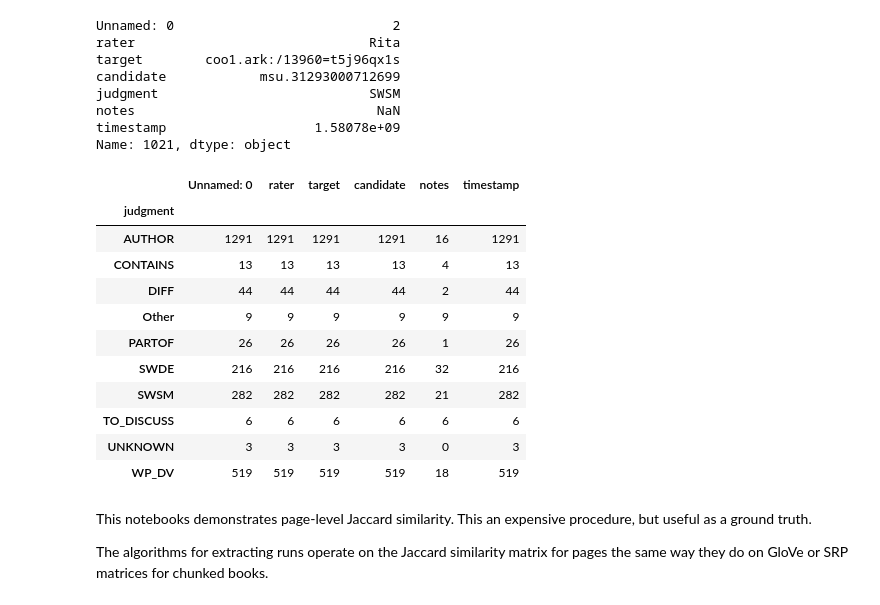
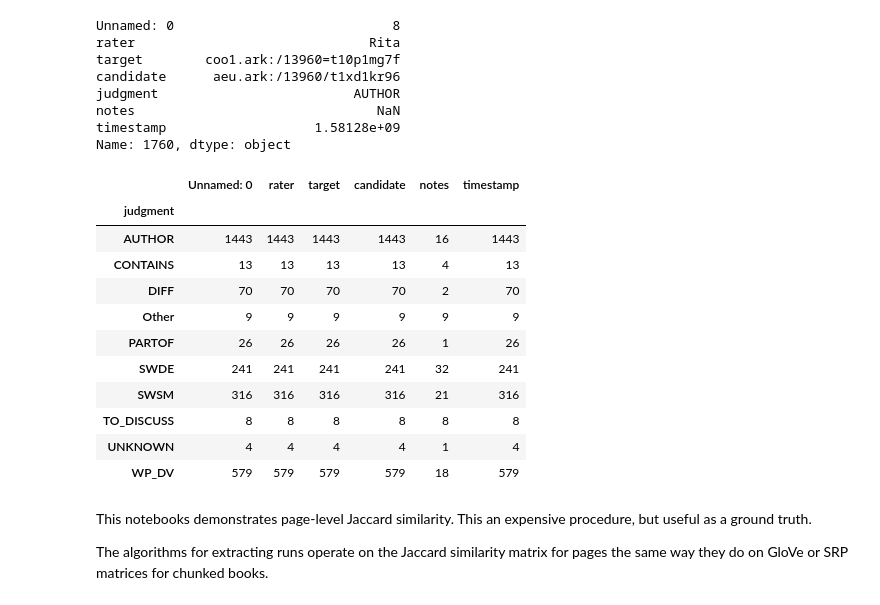
Before and after one commit to massivetexts/compare-tools, a Jupyter notebook: examples/Jaccard.ipynb, the cells around one changed output. Cells and saved outputs as stored; diff of their text form; code cells hidden in the pictures.

```diff
--- a/examples/Jaccard.ipynb
+++ b/examples/Jaccard.ipynb
@@ -31,36 +34,36 @@ config
 # %%
 import pandas as pd
-test = pd.read_csv("http://35.239.220.133/download")
+sample_data = pd.read_csv("http://35.239.220.133/download")
 # %%
 import random
-k = random.randint(0, test.shape[0])
-g = test.iloc[k]
+k = random.randint(0, sample_data.shape[0])
+g = sample_data.iloc[k]
 ids =  [g['target'].replace("=", "/"),g['candidate'].replace("=", "/")]
 print(g)
 # %% [output]
-Unnamed: 0                            2
+Unnamed: 0                            8
 rater                              Rita
-target        coo1.ark:/13960=t5j96qx1s
-candidate            msu.31293000712699
-judgment                           SWSM
+target        coo1.ark:/13960=t10p1mg7f
+candidate      aeu.ark:/13960/t1xd1kr96
+judgment                         AUTHOR
 notes                               NaN
-timestamp                   1.58078e+09
-Name: 1021, dtype: object
+timestamp                   1.58128e+09
+Name: 1760, dtype: object
 # %%
-test.groupby("judgment").count()
+sample_data.groupby("judgment").count()
 # %% [output]
 |  | Unnamed: 0 | rater | target | candidate | notes | timestamp |
 | judgment |  |  |  |  |  |  |
-| AUTHOR | 1291 | 1291 | 1291 | 1291 | 16 | 1291 |
+| AUTHOR | 1443 | 1443 | 1443 | 1443 | 16 | 1443 |
 | CONTAINS | 13 | 13 | 13 | 13 | 4 | 13 |
-| DIFF | 44 | 44 | 44 | 44 | 2 | 44 |
+| DIFF | 70 | 70 | 70 | 70 | 2 | 70 |
 | Other | 9 | 9 | 9 | 9 | 9 | 9 |
 | PARTOF | 26 | 26 | 26 | 26 | 1 | 26 |
-| SWDE | 216 | 216 | 216 | 216 | 32 | 216 |
-| SWSM | 282 | 282 | 282 | 282 | 21 | 282 |
-| TO_DISCUSS | 6 | 6 | 6 | 6 | 6 | 6 |
-| UNKNOWN | 3 | 3 | 3 | 3 | 0 | 3 |
-| WP_DV | 519 | 519 | 519 | 519 | 18 | 519 |
+| SWDE | 241 | 241 | 241 | 241 | 32 | 241 |
+| SWSM | 316 | 316 | 316 | 316 | 21 | 316 |
+| TO_DISCUSS | 8 | 8 | 8 | 8 | 8 | 8 |
+| UNKNOWN | 4 | 4 | 4 | 4 | 1 | 4 |
+| WP_DV | 579 | 579 | 579 | 579 | 18 | 579 |
 # %% [markdown]
 This notebooks demonstrates page-level Jaccard similarity. This an expensive procedure, but useful as a ground truth.
 
```
Also changed, not shown: parts of 16 cells of this notebook, 4 other files.
